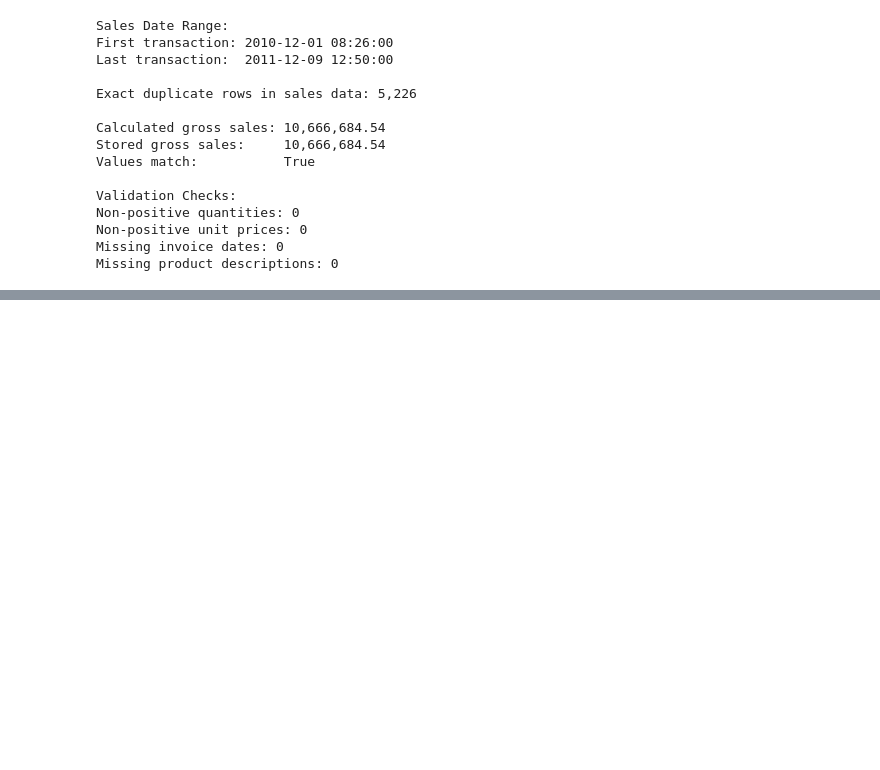
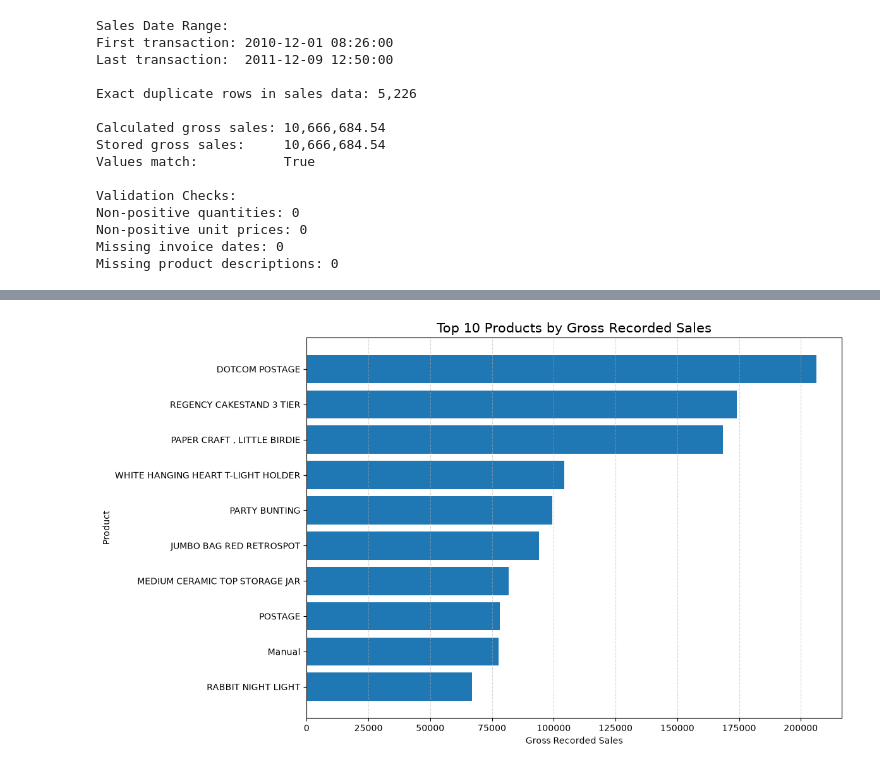
Before and after one commit to kartikeysharma2645/Analytics-Report-Insights, a Jupyter notebook: notebooks/ecommerce_sales_analysis.ipynb, the cells around one changed output, grey strips where cells are left out. Saved outputs shown, nothing was run; the diff lists cells and outputs as text; code cells hidden in the pictures; blank space fills up the shorter version.

```diff
--- a/notebooks/ecommerce_sales_analysis.ipynb
+++ b/notebooks/ecommerce_sales_analysis.ipynb
@@ -404,0 +454,23 @@ Missing product descriptions: 0
+# %%
+
+# Create the primary analysis dataset from the deduplicated sales records
+analysis_df = sales_deduplicated.copy()
+
+# Validate the resulting dataset
+print(f"Primary analysis records: {len(analysis_df):,}")
+print(f"Distinct invoices: {analysis_df['InvoiceNo'].nunique():,}")
+print(f"Gross recorded sales: {analysis_df['LineValue'].sum():,.2f}")
+print(
+    "Remaining exact duplicate rows: "
+    f"{analysis_df.duplicated(subset=original_columns).sum():,}"
+)
+
+# Confirm that the primary dataset contains only eligible sales lines
+print(
+    "Non-positive quantities: "
+    f"{(analysis_df['Quantity'] <= 0).sum():,}"
+)
+print(
+    "Non-positive unit prices: "
+    f"{(analysis_df['UnitPrice'] <= 0).sum():,}"
+)
@@ -404,0 +707,20 @@ Missing product descriptions: 0
+# %%
+
+# Reverse the order so the highest-selling product appears at the top
+plot_data = top_10_products.sort_values("Gross_Sales", ascending=True)
+
+plt.figure(figsize=(12, 7))
+
+plt.barh(
+    plot_data["Description"],
+    plot_data["Gross_Sales"]
+)
+
+plt.title("Top 10 Products by Gross Recorded Sales", fontsize=15)
+plt.xlabel("Gross Recorded Sales")
+plt.ylabel("Product")
+plt.grid(axis="x", linestyle="--", alpha=0.5)
+plt.tight_layout()
+plt.show()
+# %% [output]
+[figure, added]
```
Also changed, not shown: parts of 18 cells of this notebook.
